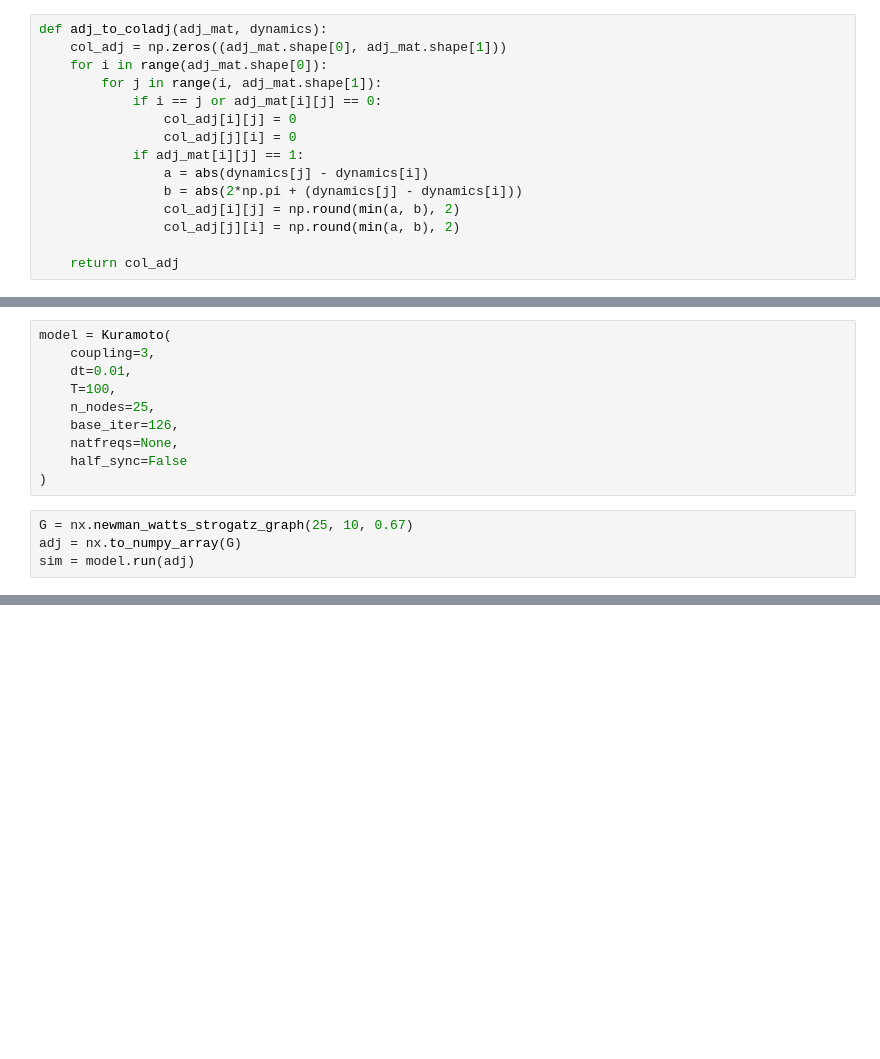
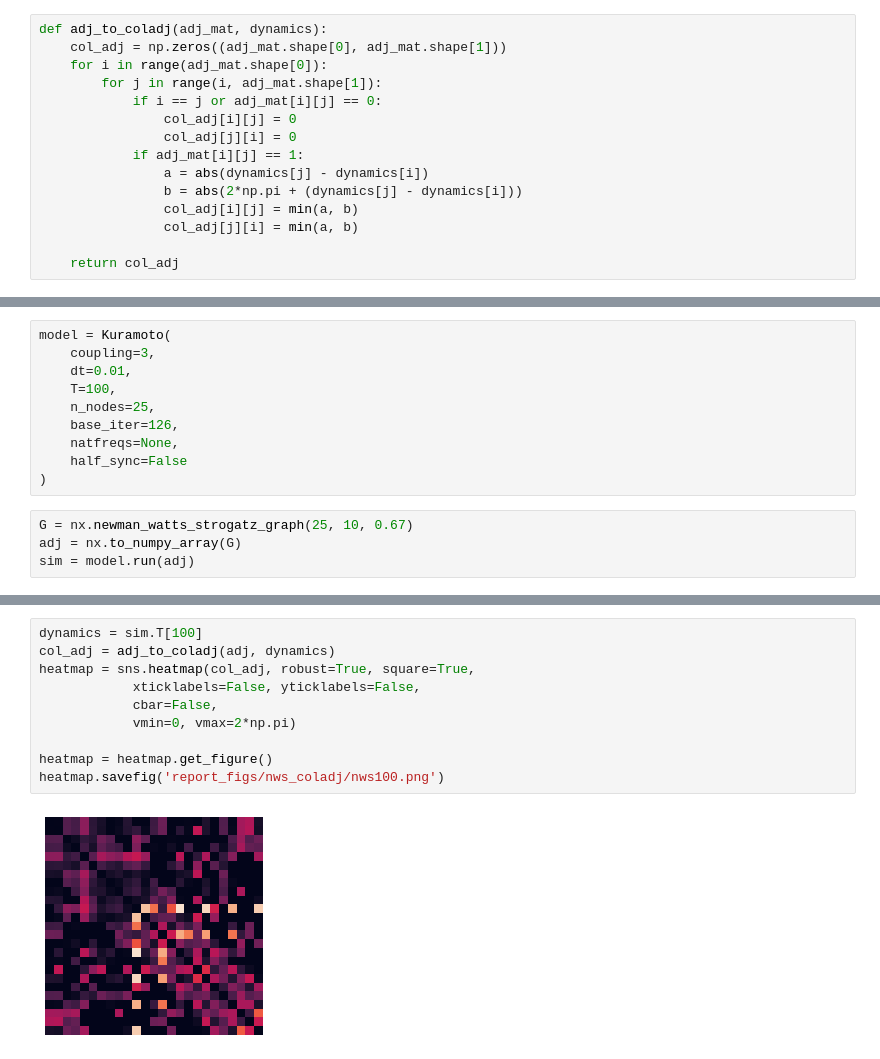
Before and after one commit to BryaneX455/reu2022, a Jupyter notebook: Kuramoto Model/Final Notebook.ipynb, the cells around one changed output, grey strips where cells are left out. Saved outputs shown, nothing was run; the diff lists cells and outputs as text; blank space fills up the shorter version.

```diff
--- a/Kuramoto Model/Final Notebook.ipynb
+++ b/Kuramoto Model/Final Notebook.ipynb
@@ -16,7 +16,7 @@ def adj_to_coladj(adj_mat, dynamics):
             if adj_mat[i][j] == 1:
                 a = abs(dynamics[j] - dynamics[i])
                 b = abs(2*np.pi + (dynamics[j] - dynamics[i]))
-                col_adj[i][j] = np.round(min(a, b), 2)
-                col_adj[j][i] = np.round(min(a, b), 2)
+                col_adj[i][j] = min(a, b)
+                col_adj[j][i] = min(a, b)
 
     return col_adj
@@ -93,0 +98,12 @@ array([0.48420703, 0.89585501, 0.82965541, 0.8999636 , 0.7106097 ,
+# %%
+dynamics = sim.T[100]
+col_adj = adj_to_coladj(adj, dynamics)
+heatmap = sns.heatmap(col_adj, robust=True, square=True,
+            xticklabels=False, yticklabels=False,
+            cbar=False,
+            vmin=0, vmax=2*np.pi)
+
+heatmap = heatmap.get_figure()
+heatmap.savefig('report_figs/nws_coladj/nws100.png')
+# %% [output]
+[figure, added]
```
Also changed, not shown: parts of 20 cells of this notebook, 14 other files.
